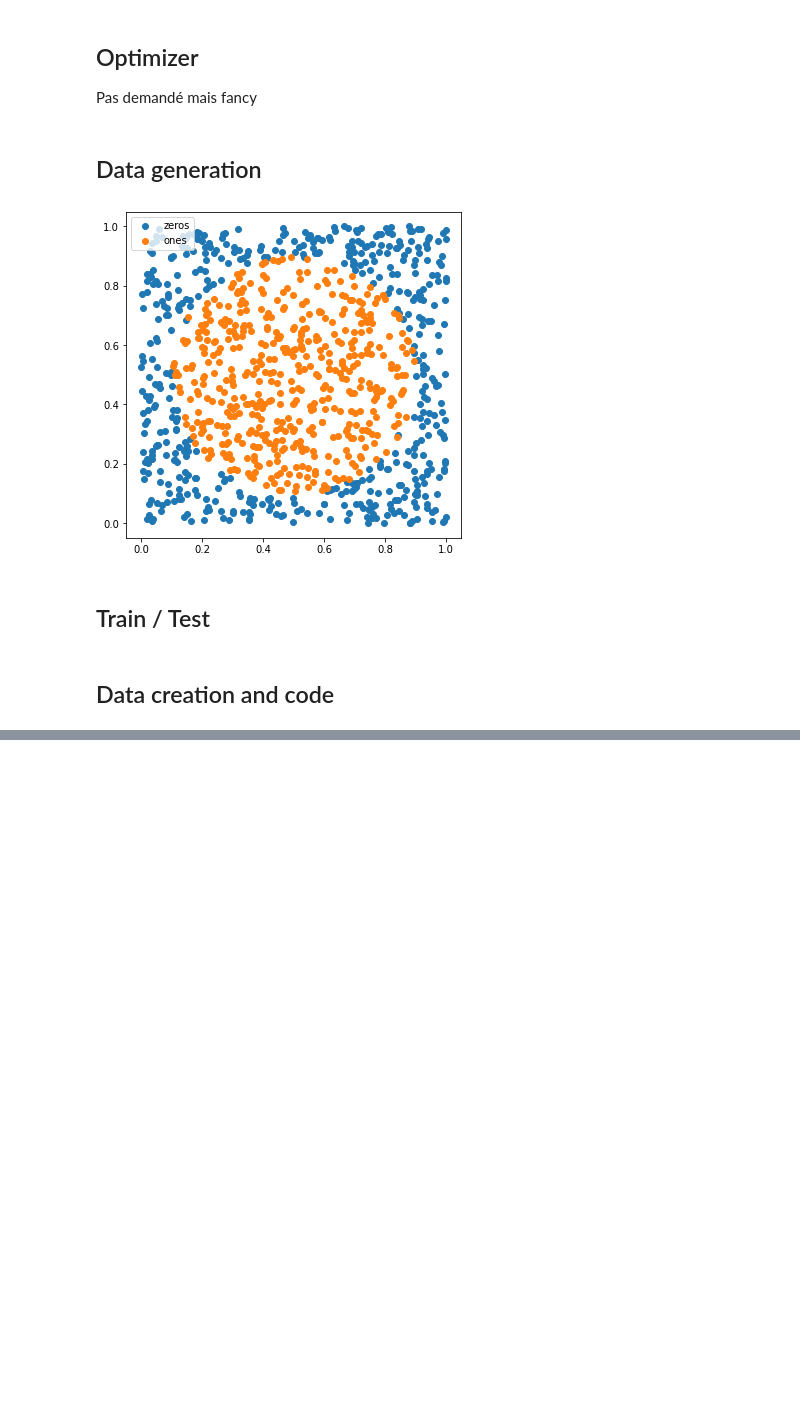
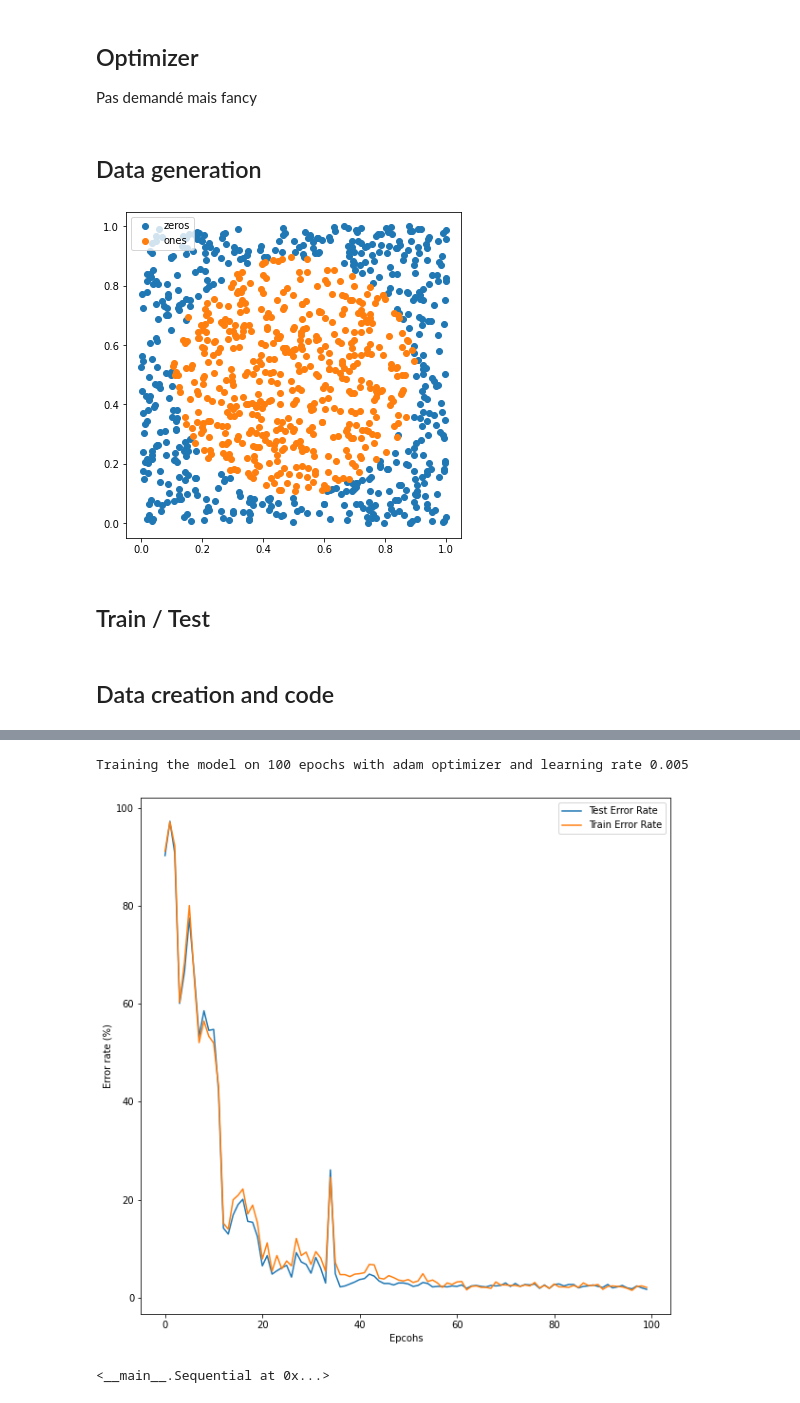
Before and after one commit to dgengler6/DeepLearningProject, a Jupyter notebook: Proj2/Project_2.ipynb, the cells around one changed output, grey strips where cells are left out. Drawn from its saved outputs; the diff is of its cells as text; code cells hidden in the pictures; blank space fills up the shorter version.

```diff
--- a/Proj2/Project_2.ipynb
+++ b/Proj2/Project_2.ipynb
@@ -650,0 +614,12 @@ def ye()
+# %%
+input, target = generate_disc_dataset(2000)
+train_input, train_target, test_input, test_target = split_dataset(input, target, 0.5)
+train_input, test_input = normalize_data(train_input, test_input)
+
+model_sgd = Sequential([Linear(2, 25), ReLU(), Linear(25, 25), ReLU(), Linear(25, 25), ReLU(), Linear(25, 1)])
+
+train_and_plot_accuracy(model_sgd, train_input, train_target, test_input, test_target, optim="adam", learning_rate=0.005, nb_epochs=100, one_output=True, print_=False)
+# %% [output]
+Training the model on 100 epochs with adam optimizer and learning rate 0.005
+[figure, added]
+<__main__.Sequential at 0x...>
```
Also changed, not shown: parts of 26 cells of this notebook, 2 other files.
